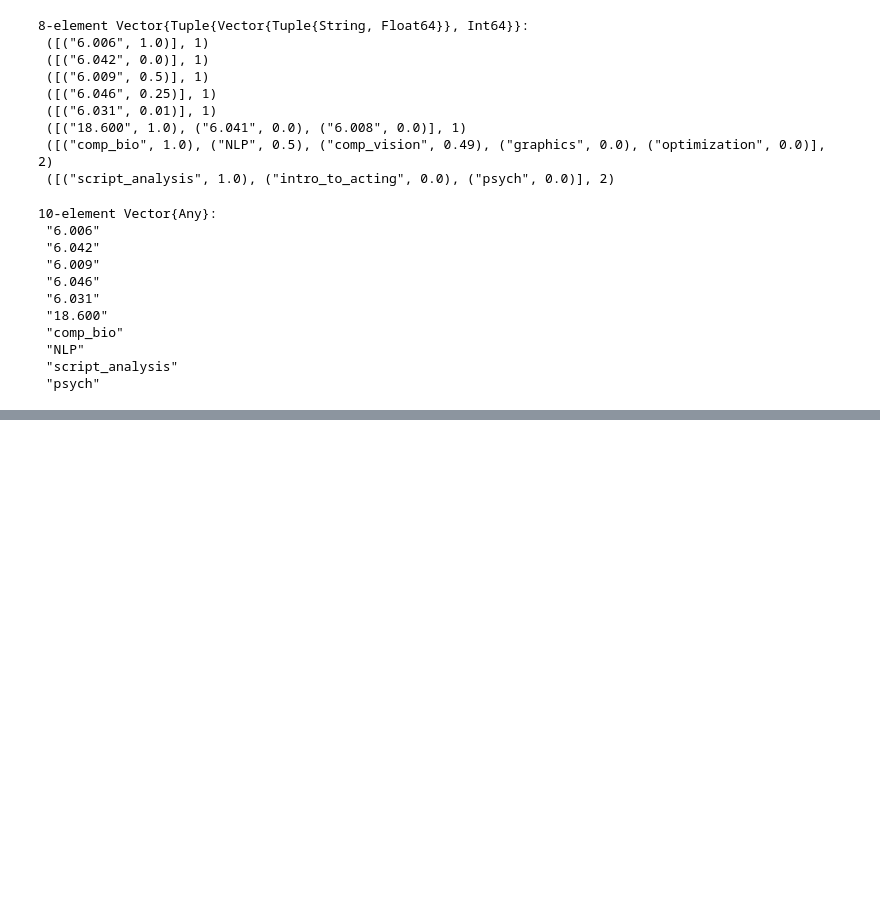
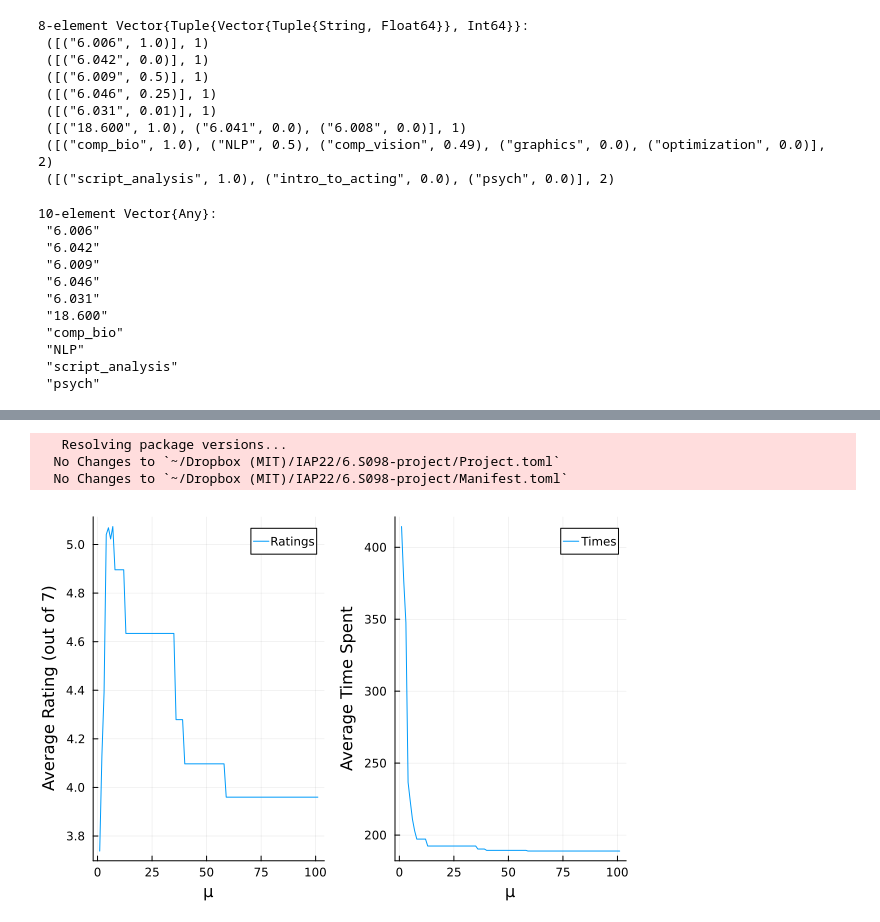
Before and after one commit to tim0120/6.S098-project, a Jupyter notebook: Example_2.ipynb, the cells around one changed output, grey strips where cells are left out. Drawn from its saved outputs; the diff is of its cells as text; code cells hidden in the pictures; blank space fills up the shorter version.

```diff
--- a/Example_2.ipynb
+++ b/Example_2.ipynb
@@ -243,0 +390,8 @@ chosen
+# %%
+avg_ratings = []
+avg_times = []
+for i in 0:0.1:10
+  r, t = schedule_optimizer(zeros(n), i)
+  push!(avg_ratings, r)
+  push!(avg_times, t)
+end
@@ -243,0 +416,13 @@ chosen
+# %%
+Pkg.add("Plots"); using Plots;
+# %% [output]
+   Resolving package versions...
+  No Changes to `~/Dropbox (MIT)/IAP22/6.S098-project/Project.toml`
+  No Changes to `~/Dropbox (MIT)/IAP22/6.S098-project/Manifest.toml`
+# %%
+ar = plot(avg_ratings, label="Ratings", ylabel="Average Rating (out of 7)")
+at = plot(avg_times, label="Times", ylabel="Average Time Spent")
+plot(ar, at, layout=(1, 2))
+xlabel!("μ")
+# %% [output]
+[figure, added]
```
Also changed, not shown: parts of 15 cells of this notebook, 2 other files.
